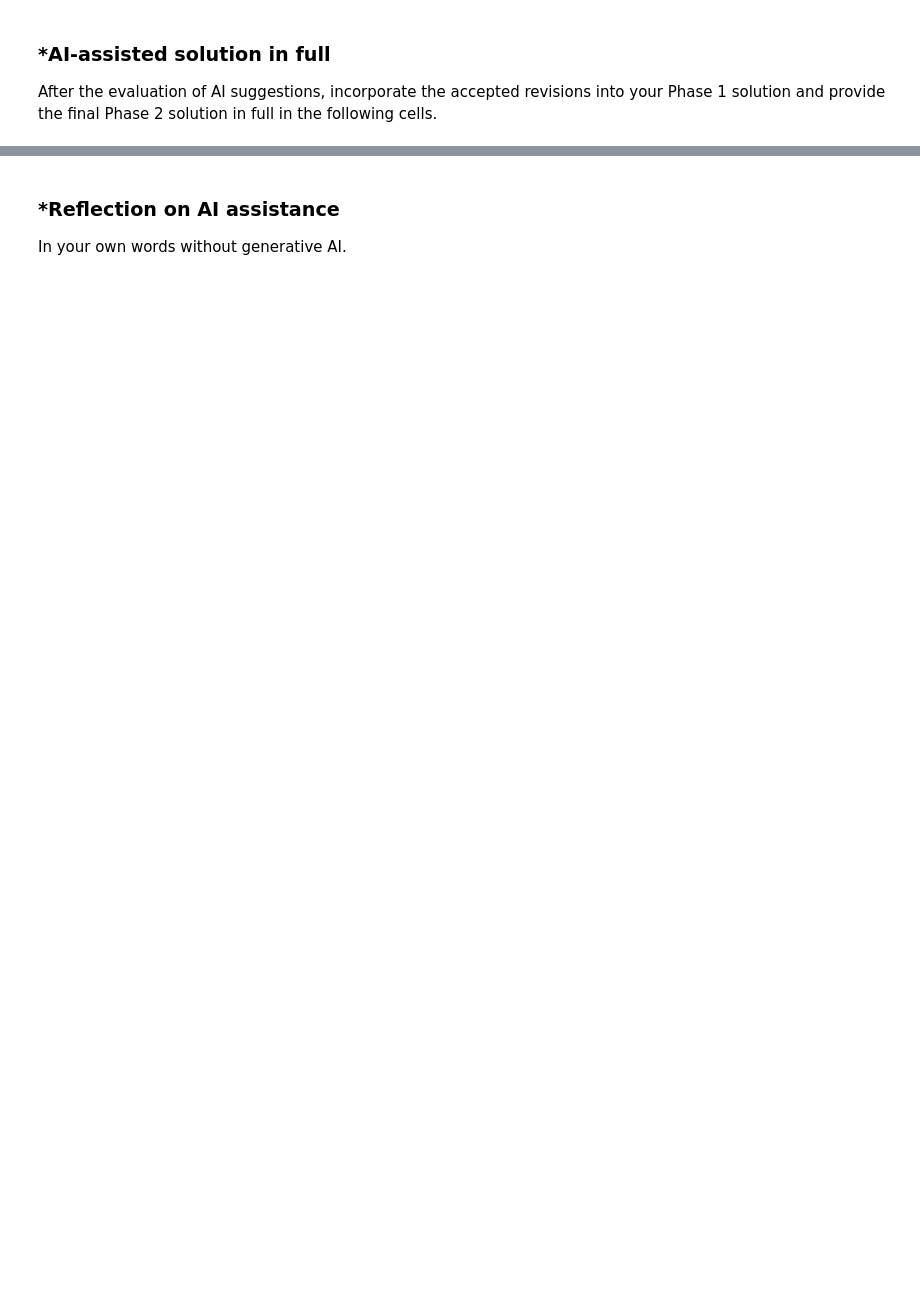
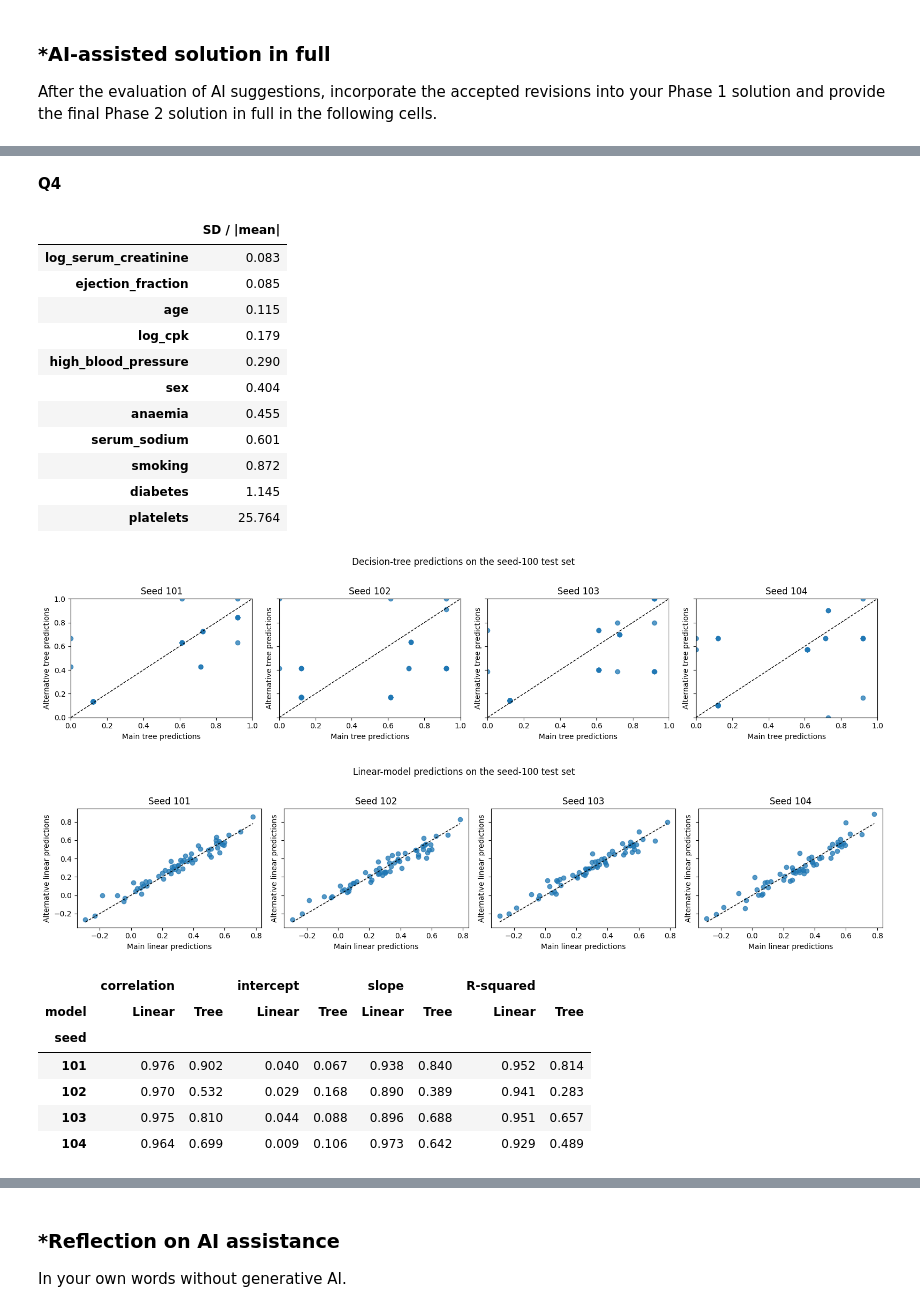
Before and after one commit to fcx4bw/L03-tree-stability, a Jupyter notebook: notebook.ipynb, the cells around one changed output, grey strips where cells are left out. Drawn from its saved outputs; the diff is of its cells as text; code cells hidden in the pictures; blank space fills up the shorter version.

```diff
--- a/notebook.ipynb
+++ b/notebook.ipynb
@@ -493,0 +697,79 @@ X.head()
+# %% [markdown]
+**Q4**
+# %%
+# How much each coefficient varies relative to its size (SD across seeds / |mean|)
+coef_mean = coefs.drop(columns="sd across seeds").mean(axis=1)
+coef_cv = coefs["sd across seeds"] / coef_mean.abs()
+display(coef_cv.sort_values().round(3).to_frame("SD / |mean|"))
+
+# Main-model predictions on the seed-100 test set
+tree_pred_main = tree_main.predict(X_test_main)
+lm_pred_main = lm_main.predict(X_test_main)
+
+# Scatterplots: main-model predictions versus each alternative-model prediction
+fig, axes = plt.subplots(1, len(alt_seeds), figsize=(16, 3.5), sharex=True, sharey=True)
+for ax, seed in zip(axes, alt_seeds):
+    ax.scatter(tree_pred_main, tree_pred_alt[seed], alpha=0.75)
+    ax.plot([0, 1], [0, 1], "k--", linewidth=1)
+    ax.set_title(f"Seed {seed}")
+    ax.set_xlabel("Main tree predictions")
+    ax.set_ylabel("Alternative tree predictions")
+    ax.set_xlim(0, 1)
+    ax.set_ylim(0, 1)
+fig.suptitle("Decision-tree predictions on the seed-100 test set", y=1.02)
+plt.tight_layout()
+plt.show()
+
+fig, axes = plt.subplots(1, len(alt_seeds), figsize=(16, 3.5), sharex=True, sharey=True)
+for ax, seed in zip(axes, alt_seeds):
+    ax.scatter(lm_pred_main, lm_pred_alt[seed], alpha=0.75)
+    ax.plot([lm_pred_main.min(), lm_pred_main.max()],
+            [lm_pred_main.min(), lm_pred_main.max()], "k--", linewidth=1)
+    ax.set_title(f"Seed {seed}")
+    ax.set_xlabel("Main linear predictions")
+    ax.set_ylabel("Alternative linear predictions")
+fig.suptitle("Linear-model predictions on the seed-100 test set", y=1.02)
+plt.tight_layout()
+plt.show()
+
+# Correlations and simple regressions with alternative predictions as y
+q4_rows = []
+for seed in alt_seeds:
+    for model_name, main_pred, alt_pred in (
+        ("Tree", tree_pred_main, tree_pred_alt[seed]),
+        ("Linear", lm_pred_main, lm_pred_alt[seed]),
+    ):
+        correlation = np.corrcoef(main_pred, alt_pred)[0, 1]
+        reg = LinearRegression().fit(main_pred.reshape(-1, 1), alt_pred)
+        q4_rows.append({
+            "seed": seed,
+            "model": model_name,
+            "correlation": round(correlation, 3),
+            "intercept": round(reg.intercept_, 3),
+            "slope": round(reg.coef_[0], 3),
+            "R-squared": round(reg.score(main_pred.reshape(-1, 1), alt_pred), 3),
+        })
+
+display(pd.DataFrame(q4_rows).pivot(index="seed", columns="model"))
+# %% [output]
+|  | SD / |mean| |
+| log_serum_creatinine | 0.083 |
+| ejection_fraction | 0.085 |
+| age | 0.115 |
+| log_cpk | 0.179 |
+| high_blood_pressure | 0.290 |
+| sex | 0.404 |
+| anaemia | 0.455 |
+| serum_sodium | 0.601 |
+| smoking | 0.872 |
+| diabetes | 1.145 |
+| platelets | 25.764 |
+[figure, added]
+[figure, added]
+|  | correlation |  | intercept |  | slope |  | R-squared |  |
+| model | Linear | Tree | Linear | Tree | Linear | Tree | Linear | Tree |
+| seed |  |  |  |  |  |  |  |  |
+| 101 | 0.976 | 0.902 | 0.040 | 0.067 | 0.938 | 0.840 | 0.952 | 0.814 |
+| 102 | 0.970 | 0.532 | 0.029 | 0.168 | 0.890 | 0.389 | 0.941 | 0.283 |
+| 103 | 0.975 | 0.810 | 0.044 | 0.088 | 0.896 | 0.688 | 0.951 | 0.657 |
+| 104 | 0.964 | 0.699 | 0.009 | 0.106 | 0.973 | 0.642 | 0.929 | 0.489 |
```
Also changed, not shown: parts of 20 cells of this notebook.
